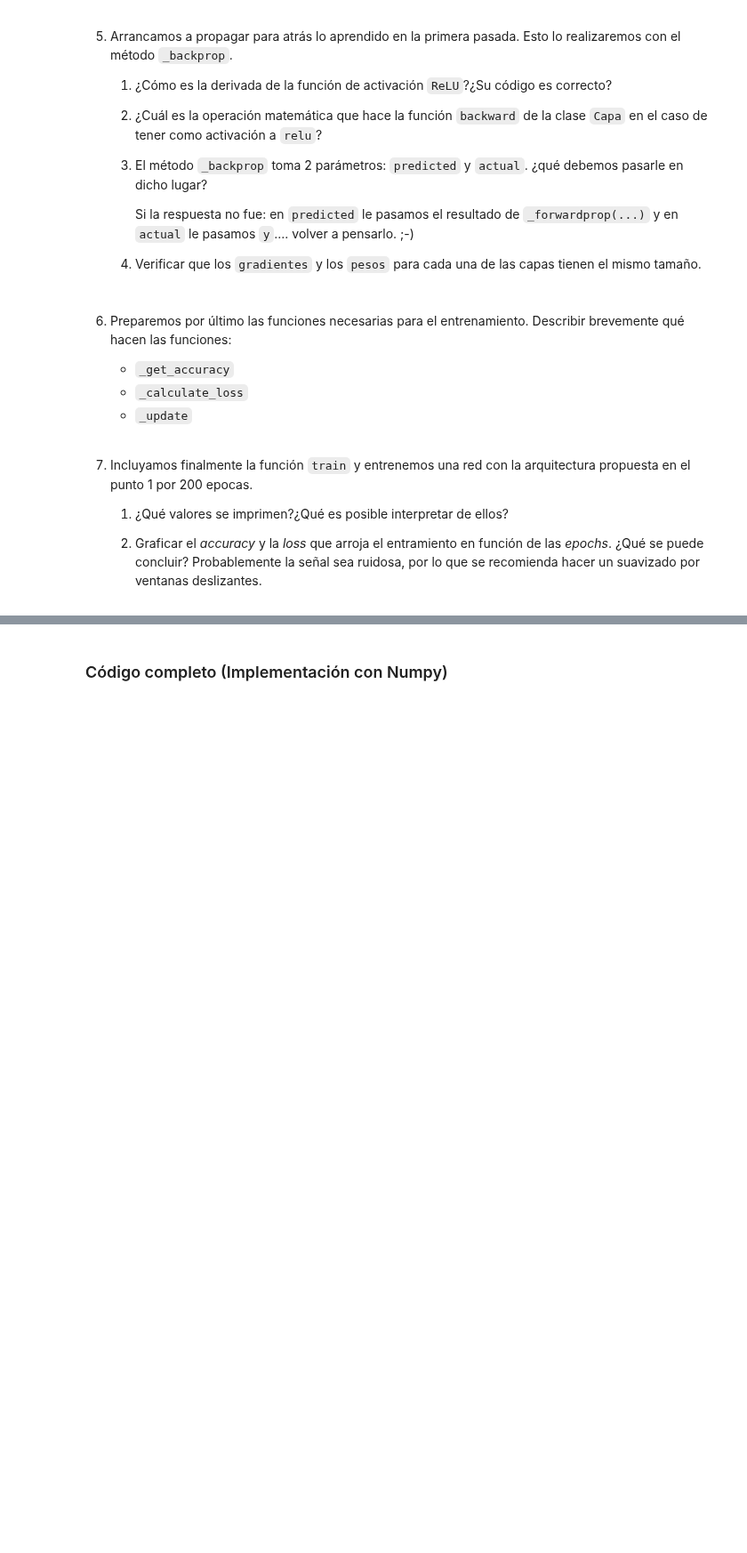
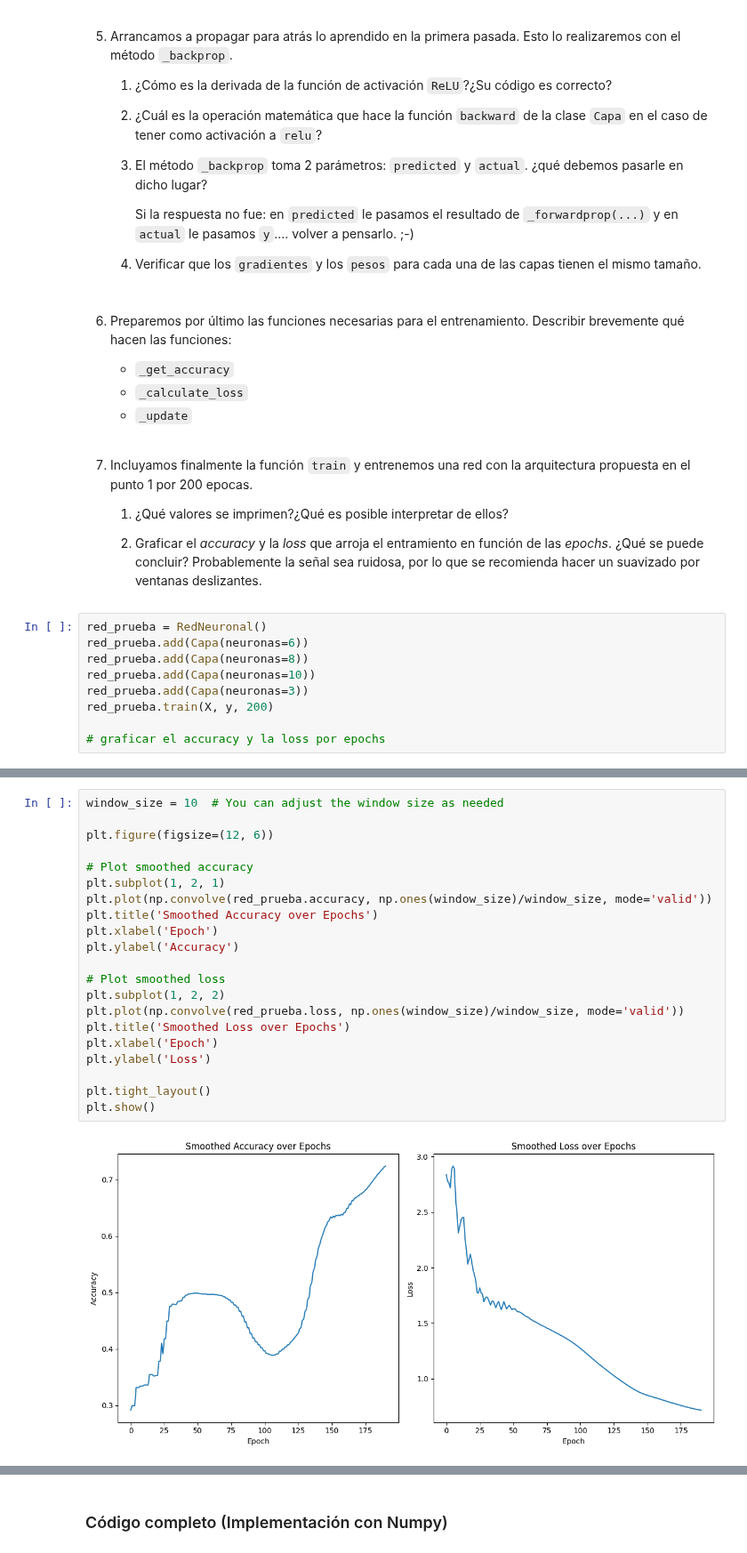
Before and after one commit to AzulBarr/Aprendizaje-Automatico, a Jupyter notebook: notebooks/notebook_09_redes_neuronales-published.ipynb, the cells around one changed output, grey strips where cells are left out. Shown at 89% size. Cells and saved outputs as stored; diff of their text form; blank space fills up the shorter version.

```diff
--- a/notebooks/notebook_09_redes_neuronales-published.ipynb
+++ b/notebooks/notebook_09_redes_neuronales-published.ipynb
@@ -377,3 +385,12 @@ IndexError: list index out of range
     1. ¿Qué valores se imprimen?¿Qué es posible interpretar de ellos?
 
     1. Graficar el _accuracy_ y la _loss_ que arroja el entramiento en función de las _epochs_. ¿Qué se puede concluir? Probablemente la señal sea ruidosa, por lo que se recomienda hacer un suavizado por ventanas deslizantes.
+# %%
+red_prueba = RedNeuronal()
+red_prueba.add(Capa(neuronas=6))
+red_prueba.add(Capa(neuronas=8))
+red_prueba.add(Capa(neuronas=10))
+red_prueba.add(Capa(neuronas=3))
+red_prueba.train(X, y, 200)
+
+# graficar el accuracy y la loss por epochs
@@ -380,3 +425,26 @@ IndexError: list index out of range
+# %%
+window_size = 10  # You can adjust the window size as needed
+
+plt.figure(figsize=(12, 6))
+
+# Plot smoothed accuracy
+plt.subplot(1, 2, 1)
+plt.plot(np.convolve(red_prueba.accuracy, np.ones(window_size)/window_size, mode='valid'))
+plt.title('Smoothed Accuracy over Epochs')
+plt.xlabel('Epoch')
+plt.ylabel('Accuracy')
+
+# Plot smoothed loss
+plt.subplot(1, 2, 2)
+plt.plot(np.convolve(red_prueba.loss, np.ones(window_size)/window_size, mode='valid'))
+plt.title('Smoothed Loss over Epochs')
+plt.xlabel('Epoch')
+plt.ylabel('Loss')
+
+plt.tight_layout()
+plt.show()
+# %% [output]
+[figure, added]
 # %% [markdown]
 1. Reimplementar la clase `RedNeuronal` utilizando PyTorch
 
```
Also changed, not shown: parts of 18 cells of this notebook.
